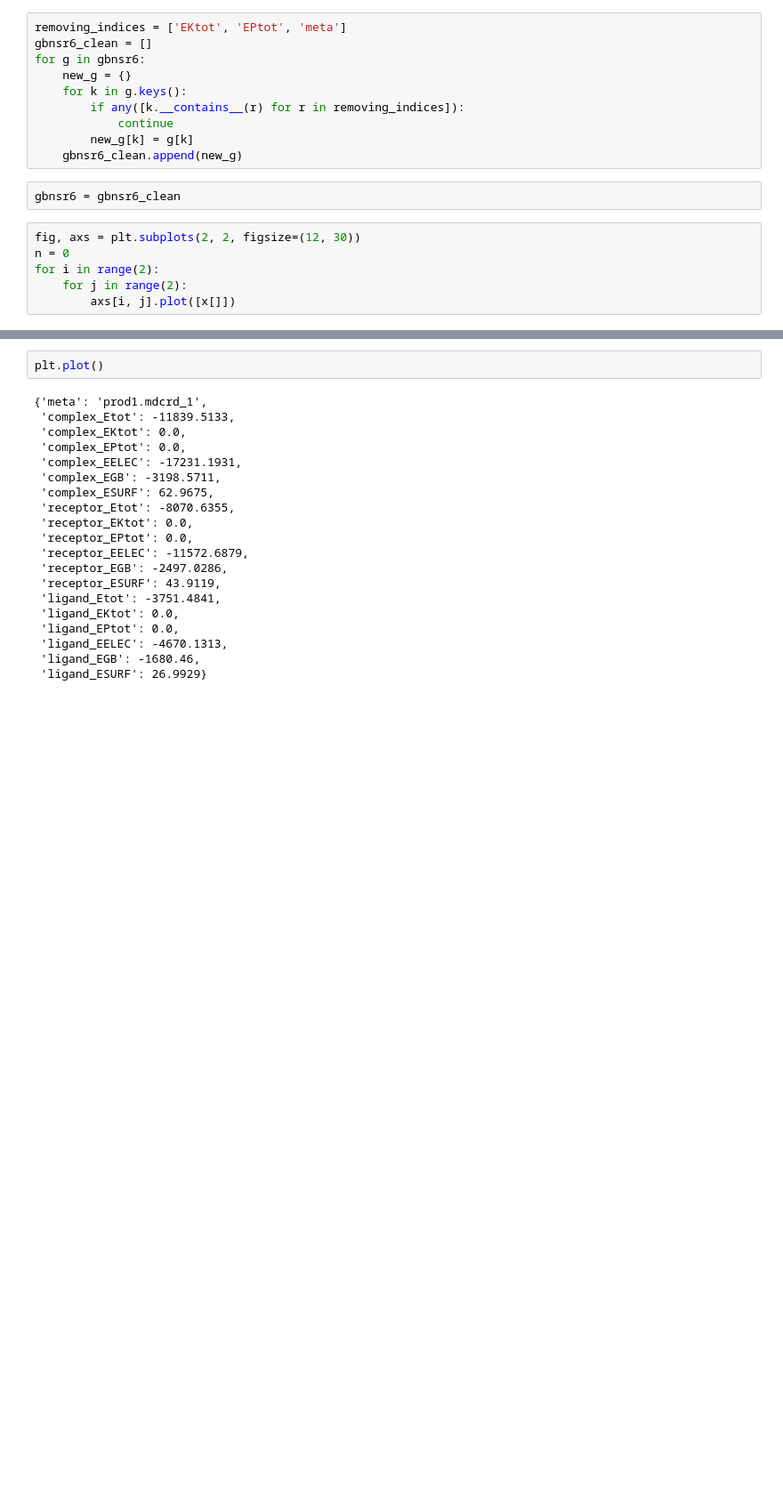
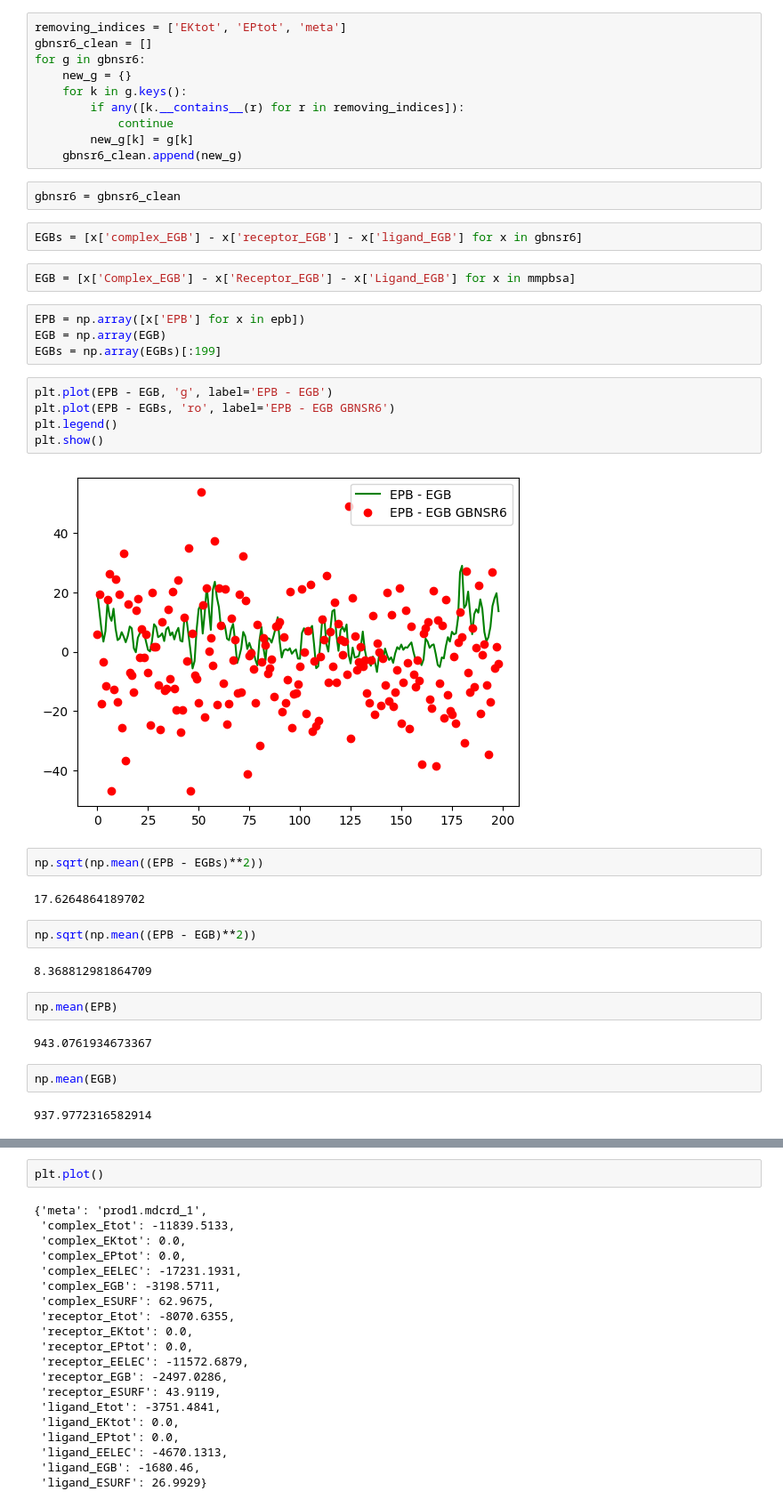
Before and after one commit to aicam/GBNN, a Jupyter notebook: GBNSR6_py/Result_Evaluation.ipynb, the cells around one changed output, grey strips where cells are left out. Shown: that part at 89% size. Drawn from its saved outputs; the diff is of its cells as text; blank space fills up the shorter version.

```diff
--- a/GBNSR6_py/Result_Evaluation.ipynb
+++ b/GBNSR6_py/Result_Evaluation.ipynb
@@ -25,9 +27,34 @@ for g in gbnsr6:
     gbnsr6_clean.append(new_g)
 # %%
 gbnsr6 = gbnsr6_clean
-# %%
-fig, axs = plt.subplots(2, 2, figsize=(12, 30))
-n = 0
-for i in range(2):
-    for j in range(2):
-        axs[i, j].plot([x[]])
+# %%
+EGBs = [x['complex_EGB'] - x['receptor_EGB'] - x['ligand_EGB'] for x in gbnsr6]
+# %%
+EGB = [x['Complex_EGB'] - x['Receptor_EGB'] - x['Ligand_EGB'] for x in mmpbsa]
+# %%
+EPB = np.array([x['EPB'] for x in epb])
+EGB = np.array(EGB)
+EGBs = np.array(EGBs)[:199]
+# %%
+plt.plot(EPB - EGB, 'g', label='EPB - EGB')
+plt.plot(EPB - EGBs, 'ro', label='EPB - EGB GBNSR6')
+plt.legend()
+plt.show()
+# %% [output]
+[figure, added]
+# %%
+np.sqrt(np.mean((EPB - EGBs)**2))
+# %% [output]
+17.6264864189702
+# %%
+np.sqrt(np.mean((EPB - EGB)**2))
+# %% [output]
+8.368812981864709
+# %%
+np.mean(EPB)
+# %% [output]
+943.0761934673367
+# %%
+np.mean(EGB)
+# %% [output]
+937.9772316582914
```
Also changed, not shown: parts of 10 cells of this notebook, 26 other files.
